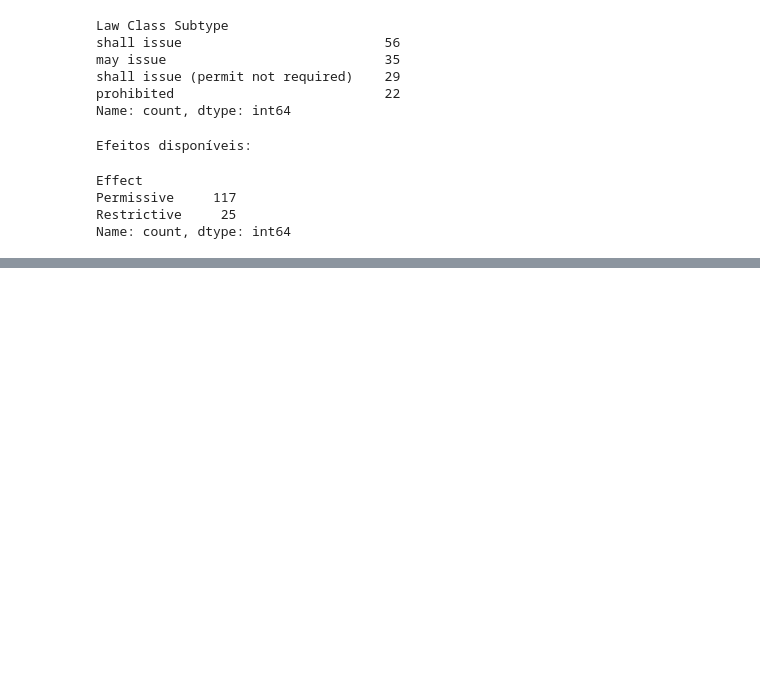
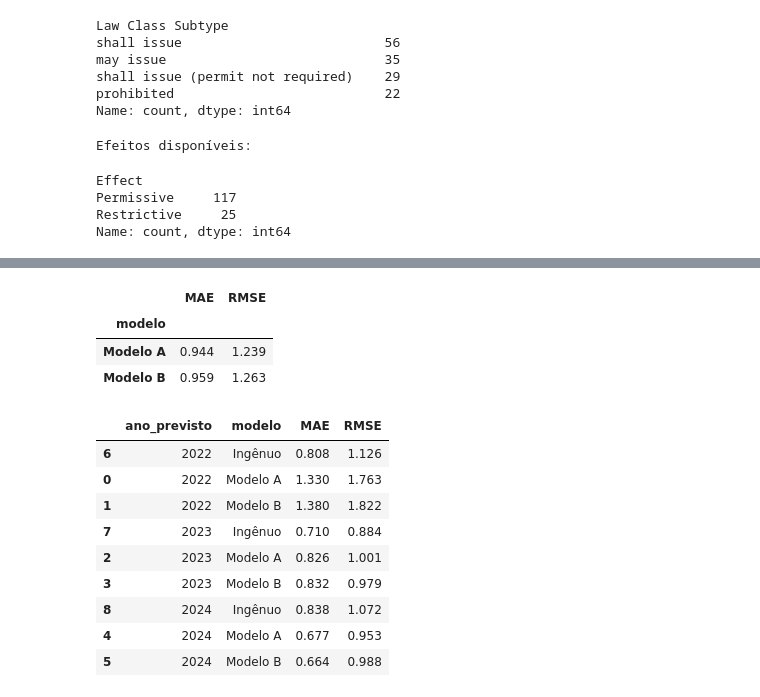
Before and after one commit to JanGustavo/us-gun-policy-ml, a Jupyter notebook: notebooks/06_model_comparison.ipynb, the cells around one changed output, grey strips where cells are left out. Drawn from its saved outputs; the diff is of its cells as text; code cells hidden in the pictures; blank space fills up the shorter version.

```diff
--- a/notebooks/06_model_comparison.ipynb
+++ b/notebooks/06_model_comparison.ipynb
@@ -300,0 +537,17 @@ Name: count, dtype: int64
+# %%
+rodadas = [
+    {"treino_ate": 2020, "teste_em": 2021},
+    {"treino_ate": 2021, "teste_em": 2022},
+    {"treino_ate": 2022, "teste_em": 2023}
+]
+
+for rodada in rodadas:
+    treino_temp = df[df["year"] <= rodada["treino_ate"]]
+    teste_temp = df[df["year"] == rodada["teste_em"]]
+
+    print(
+        f"Treino até {rodada['treino_ate']}: "
+        f"{len(treino_temp)} registros | "
+        f"Teste {rodada['teste_em']}: "
+        f"{len(teste_temp)} registros"
+    )
@@ -300,0 +601,60 @@ Name: count, dtype: int64
+# %%
+resumo_temporal = (
+    resultado_temporal
+    .groupby("modelo")[["MAE", "RMSE"]]
+    .mean()
+    .round(3)
+)
+
+display(resumo_temporal)
+# %% [output]
+|  | MAE | RMSE |
+| modelo |  |  |
+| Modelo A | 0.944 | 1.239 |
+| Modelo B | 0.959 | 1.263 |
+# %%
+resultados_ingenuos = []
+
+for rodada in rodadas:
+    teste_temp = df[df["year"] == rodada["teste_em"]]
+
+    valores_reais = teste_temp["homicide_rate_next_year"]
+    previsao_ingenua = teste_temp["homicide_rate"]
+
+    resultados_ingenuos.append({
+        "ano_previsto": rodada["teste_em"] + 1,
+        "modelo": "Ingênuo",
+        "MAE": mean_absolute_error(
+            valores_reais, previsao_ingenua
+        ),
+        "RMSE": np.sqrt(
+            mean_squared_error(
+                valores_reais, previsao_ingenua
+            )
+        )
+    })
+
+resultado_completo = pd.concat(
+    [
+        resultado_temporal,
+        pd.DataFrame(resultados_ingenuos)
+    ],
+    ignore_index=True
+)
+
+display(
+    resultado_completo
+    .sort_values(["ano_previsto", "modelo"])
+    .round(3)
+)
+# %% [output]
+|  | ano_previsto | modelo | MAE | RMSE |
+| 6 | 2022 | Ingênuo | 0.808 | 1.126 |
+| 0 | 2022 | Modelo A | 1.330 | 1.763 |
+| 1 | 2022 | Modelo B | 1.380 | 1.822 |
+| 7 | 2023 | Ingênuo | 0.710 | 0.884 |
+| 2 | 2023 | Modelo A | 0.826 | 1.001 |
+| 3 | 2023 | Modelo B | 0.832 | 0.979 |
+| 8 | 2024 | Ingênuo | 0.838 | 1.072 |
+| 4 | 2024 | Modelo A | 0.677 | 0.953 |
+| 5 | 2024 | Modelo B | 0.664 | 0.988 |
```
Also changed, not shown: parts of 14 cells of this notebook, 3 other files.
